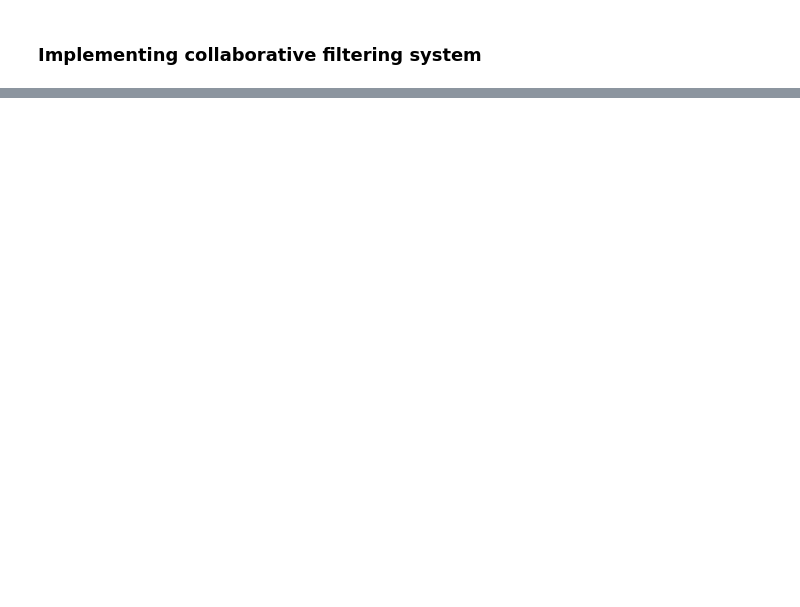
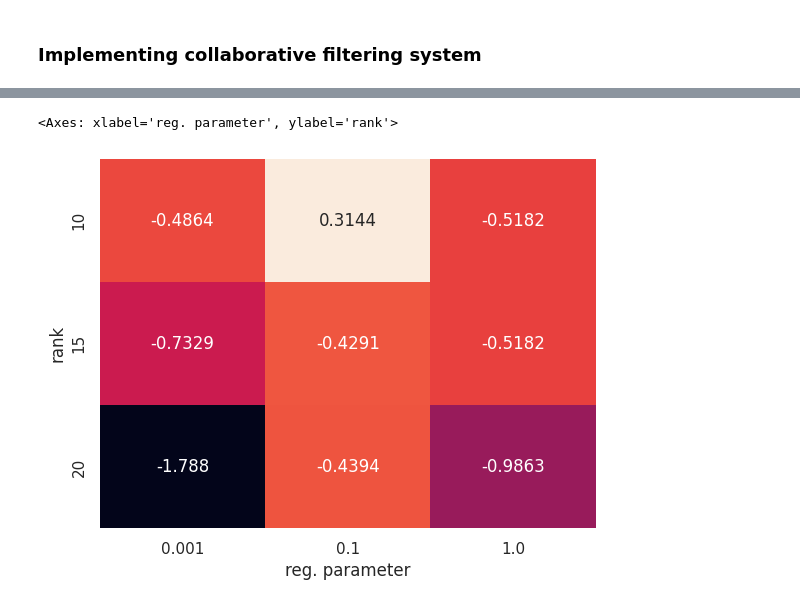
Before and after one commit to nizar7702/Project-Recommondation-system, a Jupyter notebook: Movie Recommondation system.ipynb, the cells around one changed output, grey strips where cells are left out. Saved outputs shown, nothing was run; the diff lists cells and outputs as text; code cells hidden in the pictures; blank space fills up the shorter version.

```diff
--- a/Movie Recommondation system.ipynb
+++ b/Movie Recommondation system.ipynb
@@ -725,0 +1023,3 @@ print(f'Hybrid MAE: {mae}')
+# %%
+r2_df=pd.DataFrame(data=r2_score_array, index=pd.Index(param_dict["rank"], name="rank"),
+                       columns=pd.Index(param_dict["regParam"], name="reg. parameter"))
@@ -725,0 +1032,6 @@ print(f'Hybrid MAE: {mae}')
+# %%
+fig, ax = plt.subplots()
+sns.heatmap(r2_df, cbar=False, annot=True, fmt=".4g")
+# %% [output]
+<Axes: xlabel='reg. parameter', ylabel='rank'>
+[figure, added]
```
Also changed, not shown: parts of 85 cells of this notebook.
